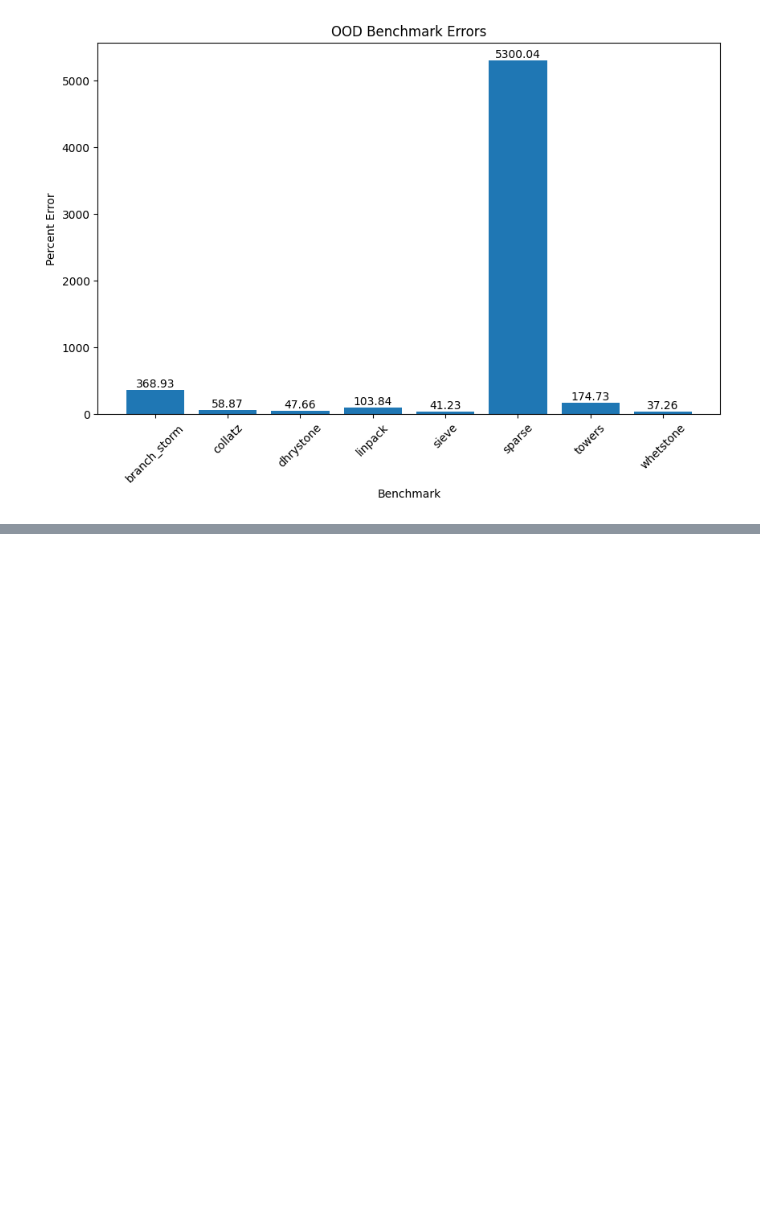
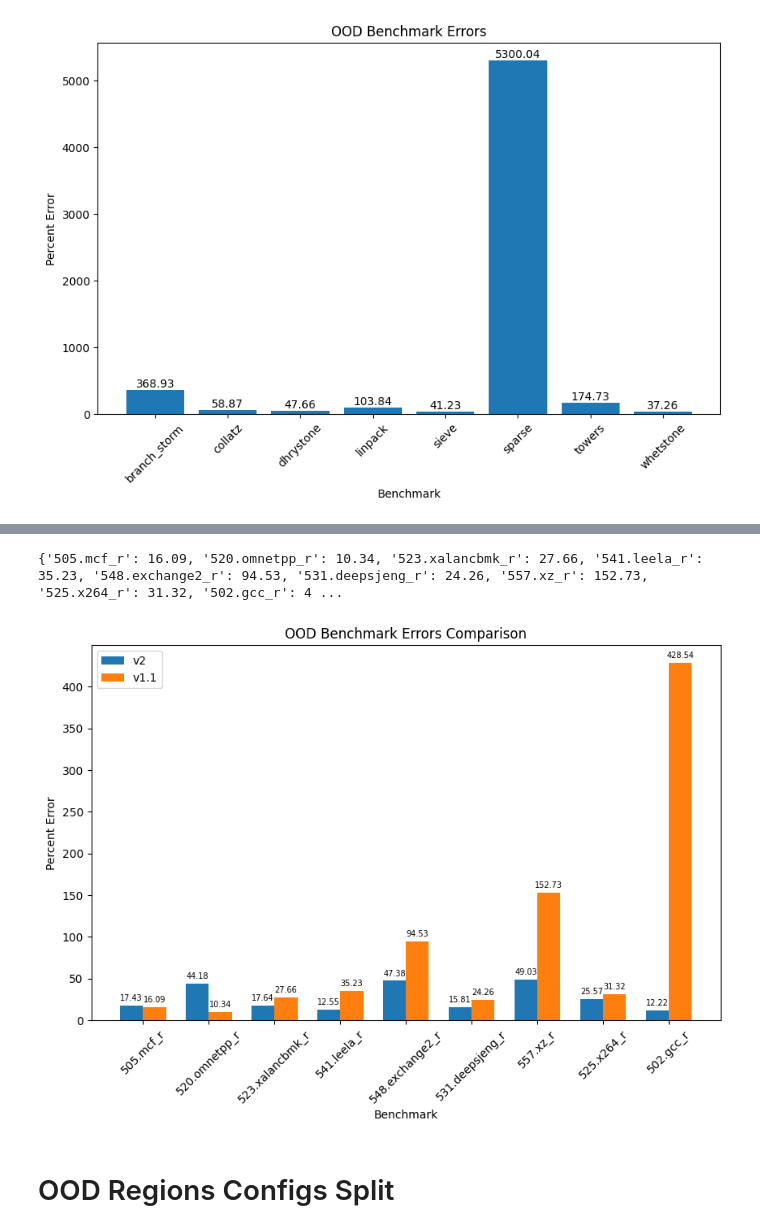
Before and after one commit to ronitnag04/peregrine, a Jupyter notebook: ml_model/analysis.ipynb, the cells around one changed output, grey strips where cells are left out. Saved outputs shown, nothing was run; the diff lists cells and outputs as text; code cells hidden in the pictures; blank space fills up the shorter version.

```diff
--- a/ml_model/analysis.ipynb
+++ b/ml_model/analysis.ipynb
@@ -158,0 +442,60 @@ fig.savefig(os.path.join(sweep_dir, "ood_benchmark_errors.png"), bbox_inches='ti
+# %%
+v1_sweep_dir = "sweep_results/ood_spec_v1.1"
+# %%
+v1_summary_file = os.path.join(v1_sweep_dir, "summary.txt")
+with open(v1_summary_file, "r") as f:
+    v1_summary = f.read()
+# %%
+v1_ood_benchmark_errors = {}
+v1_bmark = ""
+for line in v1_summary.split("\n"):
+    if v1_bmark:
+        v1_ood_benchmark_errors[v1_bmark] = float(line.split(": ")[1].split("%")[0].strip())
+        v1_bmark = ""
+    elif "Out-of-distribution benchmark: " in line:
+        v1_bmark = line.split(": ")[1].strip()
+
+print(v1_ood_benchmark_errors)
+# %% [output]
+{'505.mcf_r': 16.09, '520.omnetpp_r': 10.34, '523.xalancbmk_r': 27.66, '541.leela_r': 35.23, '548.exchange2_r': 94.53, '531.deepsjeng_r': 24.26, '557.xz_r': 152.73, '525.x264_r': 31.32, '502.gcc_r': 4 ...
+# %%
+benchmarks = list(ood_benchmark_errors.keys())
+# Ensure both dicts have the same order and all keys
+v1_errors = [v1_ood_benchmark_errors.get(bmark, np.nan) for bmark in benchmarks]
+v2_errors = [ood_benchmark_errors.get(bmark, np.nan) for bmark in benchmarks]
+
+x = np.arange(len(benchmarks))  # the label locations
+width = 0.35  # the width of the bars
+
+fig, ax = plt.subplots(figsize=(10, 6))
+rects1 = ax.bar(x - width/2, v2_errors, width, label='v2')
+rects2 = ax.bar(x + width/2, v1_errors, width, label='v1.1')
+
+# Attach a text label above each bar
+for rect in rects1:
+    height = rect.get_height()
+    ax.annotate(f'{height:.2f}',
+                xy=(rect.get_x() + rect.get_width() / 2, height),
+                xytext=(0, 3),  # 3 points vertical offset
+                textcoords="offset points",
+                fontsize=7,
+                ha='center', va='bottom')
+for rect in rects2:
+    height = rect.get_height()
+    ax.annotate(f'{height:.2f}',
+                xy=(rect.get_x() + rect.get_width() / 2, height),
+                xytext=(0, 3),
+                textcoords="offset points",
+                fontsize=7,
+                ha='center', va='bottom')
+
+ax.set_xlabel('Benchmark')
+ax.set_ylabel('Percent Error')
+ax.set_title('OOD Benchmark Errors Comparison')
+ax.set_xticks(x)
+ax.set_xticklabels(benchmarks, rotation=45)
+ax.legend()
+plt.show()
+fig.savefig(os.path.join(sweep_dir, "ood_benchmark_errors_compare.png"), bbox_inches='tight')
+# %% [output]
+[figure, added]
@@ -158,0 +530,2 @@ fig.savefig(os.path.join(sweep_dir, "ood_benchmark_errors.png"), bbox_inches='ti
+# %% [markdown]
+# OOD Regions Configs Split
```
Also changed, not shown: parts of 30 cells of this notebook, 3 other files.
